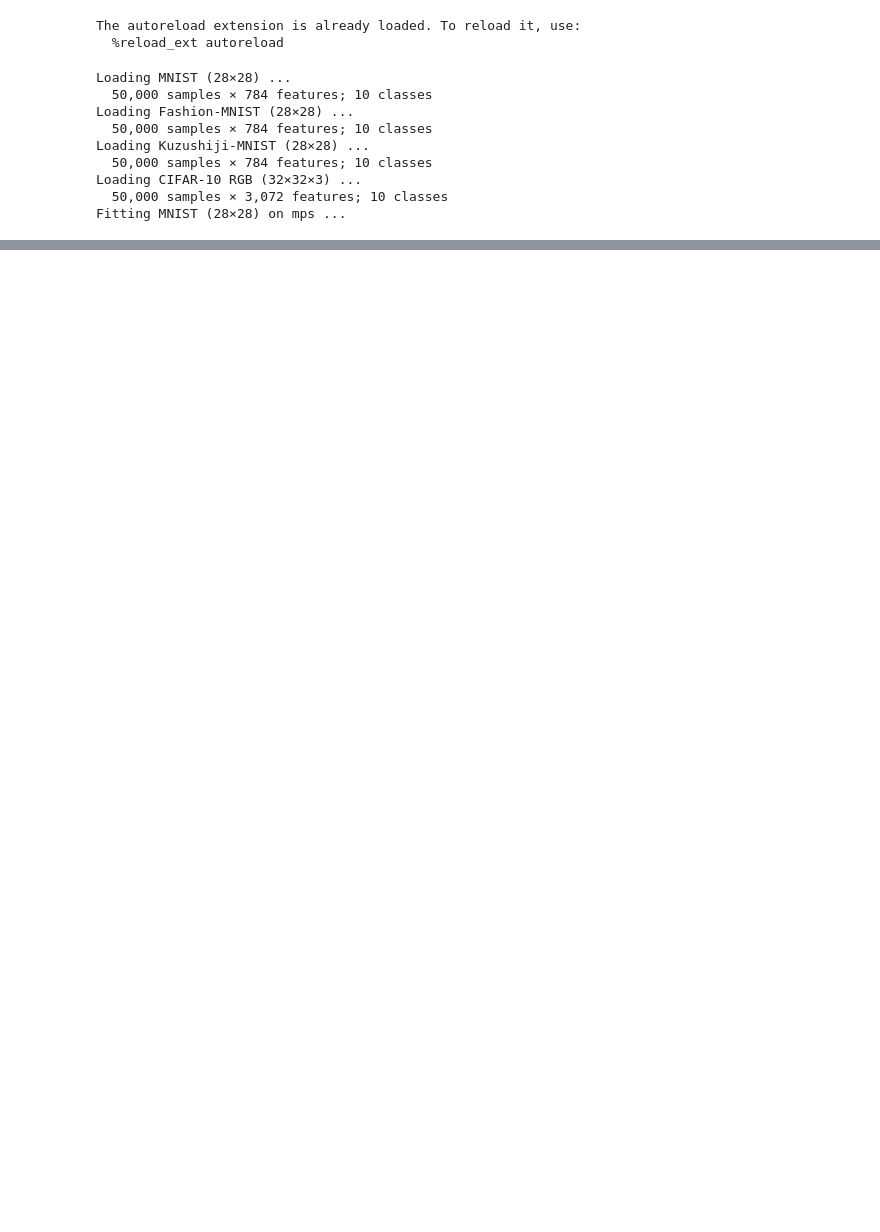
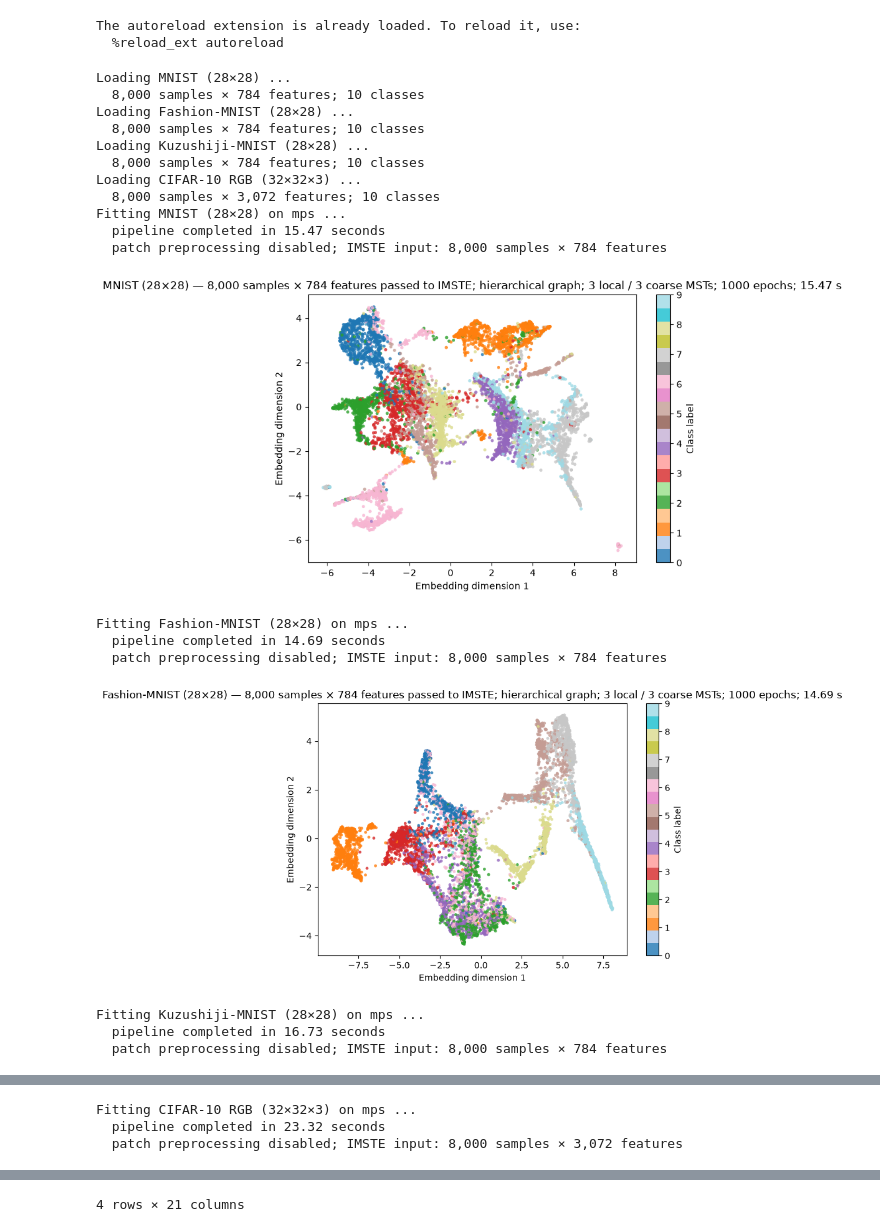
Before and after one commit to fabriziocosta/mst_embedding, a Jupyter notebook: notebooks/high_dim_mst_gallery.ipynb, the cells around one changed output, grey strips where cells are left out. Cells and saved outputs as stored; diff of their text form; code cells hidden in the pictures; blank space fills up the shorter version.

```diff
--- a/notebooks/high_dim_mst_gallery.ipynb
+++ b/notebooks/high_dim_mst_gallery.ipynb
@@ -25,39 +23,64 @@ The autoreload extension is already loaded. To reload it, use:
 # %%
 from high_dim_mst_gallery import run_high_dim_mst_gallery
 
-MAX_SAMPLES = 50000
+# Dataset
+MAX_SAMPLES = 8000
+
+#----
+# Patch preprocessing
+USE_PATCH_PREPROCESSOR = False
 N_PATCHES = 5
 PATCH_COMPONENTS = 20
 POSITION_ENCODING_SIZE = None
-N_LOCAL_MSTS = 8
-N_EPOCHS = 450
+
+#----
+# Embedding
+N_EPOCHS = 1000
+
+#----
+# Graph construction
 GRAPH_MODE = "hierarchical"
-N_CLUSTERS = 300
-N_COARSE_MSTS = 8
+N_LOCAL_MSTS = 3
+N_COARSE_MSTS = 3
+N_CLUSTERS = 40
+
+#----
+# Runtime
 N_JOBS = -1
 MINIBATCH_SIZE = 2048
 
 gallery = run_high_dim_mst_gallery(
     max_samples=MAX_SAMPLES,
     n_patches=N_PATCHES,
     patch_n_components=PATCH_COMPONENTS,
     position_encoding_size=POSITION_ENCODING_SIZE,
+    use_patch_preprocessor=USE_PATCH_PREPROCESSOR,
     n_epochs=N_EPOCHS,
     graph_mode=GRAPH_MODE,
     n_clusters=N_CLUSTERS,
     n_coarse_msts=N_COARSE_MSTS,
     n_local_msts=N_LOCAL_MSTS,
     n_jobs=N_JOBS,
     minibatch_size=MINIBATCH_SIZE,
 )
 gallery["summary"]
 # %% [output]
 Loading MNIST (28×28) ...
-  50,000 samples × 784 features; 10 classes
+  8,000 samples × 784 features; 10 classes
 Loading Fashion-MNIST (28×28) ...
-  50,000 samples × 784 features; 10 classes
+  8,000 samples × 784 features; 10 classes
 Loading Kuzushiji-MNIST (28×28) ...
-  50,000 samples × 784 features; 10 classes
+  8,000 samples × 784 features; 10 classes
 Loading CIFAR-10 RGB (32×32×3) ...
-  50,000 samples × 3,072 features; 10 classes
+  8,000 samples × 3,072 features; 10 classes
 Fitting MNIST (28×28) on mps ...
+  pipeline completed in 15.47 seconds
+  patch preprocessing disabled; IMSTE input: 8,000 samples × 784 features
+[figure, added]
+Fitting Fashion-MNIST (28×28) on mps ...
+  pipeline completed in 14.69 seconds
+  patch preprocessing disabled; IMSTE input: 8,000 samples × 784 features
+[figure, added]
+Fitting Kuzushiji-MNIST (28×28) on mps ...
+  pipeline completed in 16.73 seconds
+  patch preprocessing disabled; IMSTE input: 8,000 samples × 784 features
@@ -63,0 +88,3 @@ Fitting MNIST (28×28) on mps ...
+Fitting CIFAR-10 RGB (32×32×3) on mps ...
+  pipeline completed in 23.32 seconds
+  patch preprocessing disabled; IMSTE input: 8,000 samples × 3,072 features
@@ -63,0 +97 @@ Fitting MNIST (28×28) on mps ...
+4 rows × 21 columns
```
Also changed, not shown: parts of 2 cells of this notebook, 5 other files.
